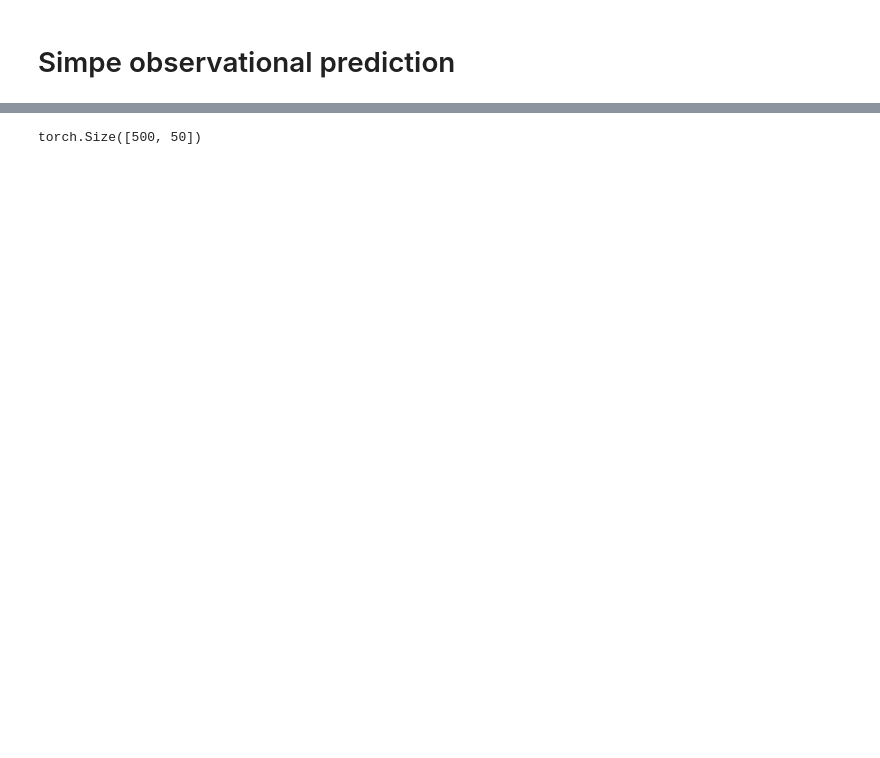
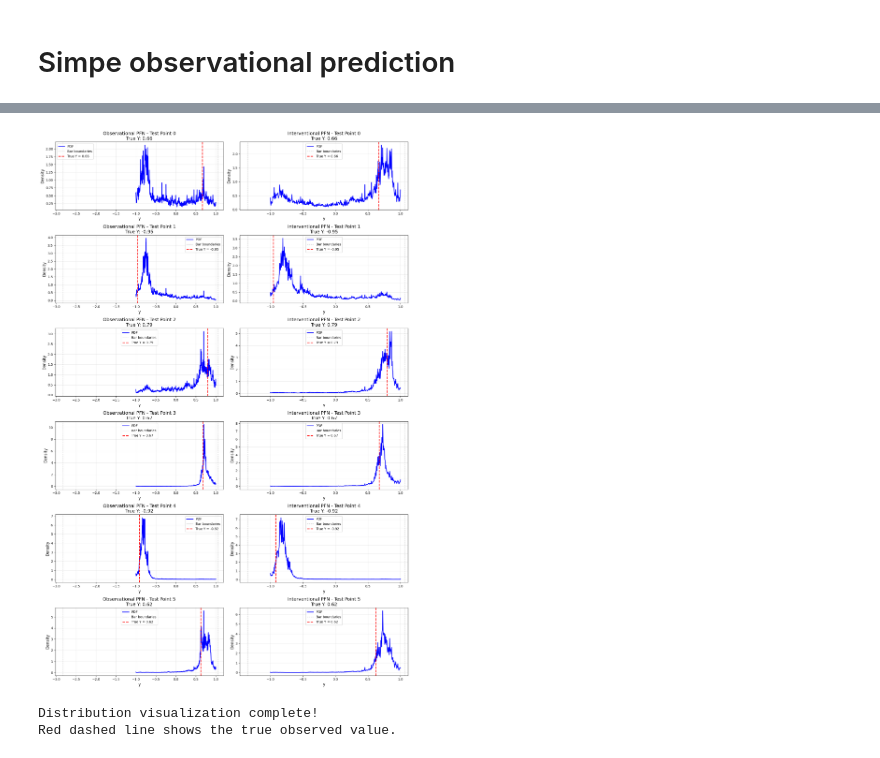
Before and after one commit to elidub/Graphs4CausalFoundationModels, a Jupyter notebook: src/models/try_out_interventional_pfn.ipynb, the cells around one changed output, grey strips where cells are left out. Cells and saved outputs as stored; diff of their text form; code cells hidden in the pictures; blank space fills up the shorter version.

Commit message:
play around with interventional pfn (no graph)

```diff
--- a/src/models/try_out_interventional_pfn.ipynb
+++ b/src/models/try_out_interventional_pfn.ipynb
@@ -1168,4 +1613,60 @@ KeyError: 1
-# %%
-X_obs_ext.shape
-# %% [output]
-torch.Size([500, 50])
+# %%
+import matplotlib.pyplot as plt
+
+# Select a few test points to visualize
+test_indices = [0, 1, 2,3,4,5,]  # First three test points
+
+# Create subplots for comparison
+fig, axes = plt.subplots(len(test_indices), 2, figsize=(16,4 *len(test_indices)))
+if len(test_indices) == 1:
+    axes = axes.reshape(1, -1)
+
+for i, test_idx in enumerate(test_indices):
+    # Get raw predictions for this test point
+    # For observational PFN
+    obs_pred = obspfn.get_raw_predictions(
+        X_obs = X_train.numpy(),
+        T_obs = T_train.numpy(),
+        Y_obs = Y_train.squeeze().numpy(),
+        X_intv = X_test[[test_idx]].numpy(),
+        T_intv = T_test[[test_idx]].numpy()
+    )
+
+    # For interventional PFN
+    int_pred = intpfn.get_raw_predictions(
+        X_obs = X_train.numpy(),
+        T_obs = T_train.numpy(),
+        Y_obs = Y_train.squeeze().numpy(),
+        X_intv = X_test[[test_idx]].numpy(),
+        T_intv = T_test[[test_idx]].numpy()
+    )
+
+    # Plot observational PFN distribution
+    obspfn.bar_distribution.plot(
+        obs_pred, idx=0, ax=axes[i, 0],
+        title=f"Observational PFN - Test Point {test_idx}\nTrue Y: {Y_test[test_idx].item():.2f}",
+        y_range = (-1,1)
+    )
+    axes[i, 0].axvline(Y_test[test_idx].item(), color='red', linestyle='--',
+                       linewidth=2, label=f'True Y = {Y_test[test_idx].item():.2f}')
+    axes[i, 0].legend()
+
+    # Plot interventional PFN distribution
+    intpfn.bar_distribution.plot(
+        int_pred, idx=0, ax=axes[i, 1],
+        title=f"Interventional PFN - Test Point {test_idx}\nTrue Y: {Y_test[test_idx].item():.2f}",
+         y_range =(-1,1)
+    )
+    axes[i, 1].axvline(Y_test[test_idx].item(), color='red', linestyle='--',
+                       linewidth=2, label=f'True Y = {Y_test[test_idx].item():.2f}')
+    axes[i, 1].legend()
+
+plt.tight_layout()
+plt.show()
+
+print("\nDistribution visualization complete!")
+print("Red dashed line shows the true observed value.")
+# %% [output]
+[figure, added]
+Distribution visualization complete!
+Red dashed line shows the true observed value.
```
Also changed, not shown: parts of 8 cells of this notebook, 6 other files.
